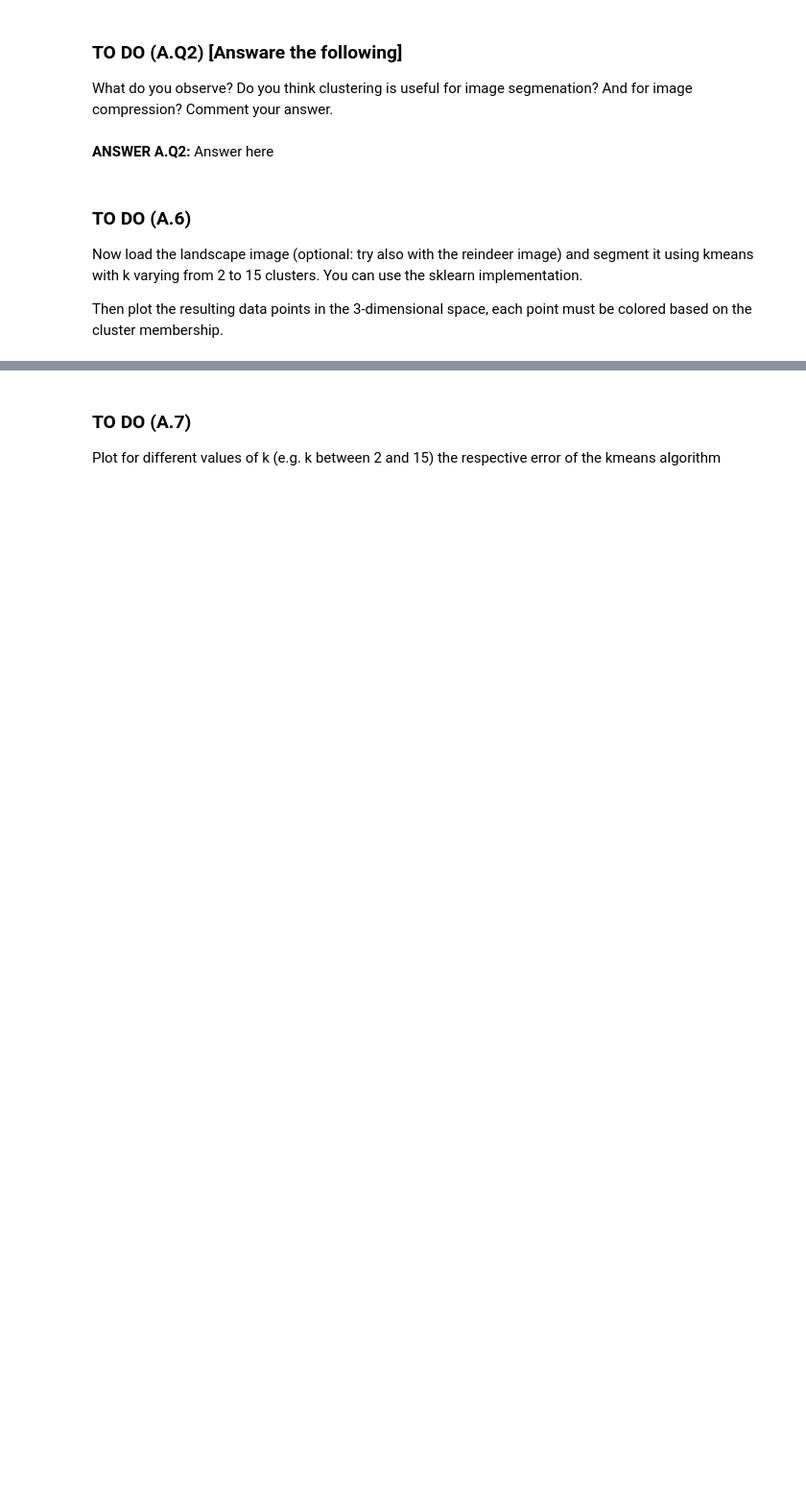
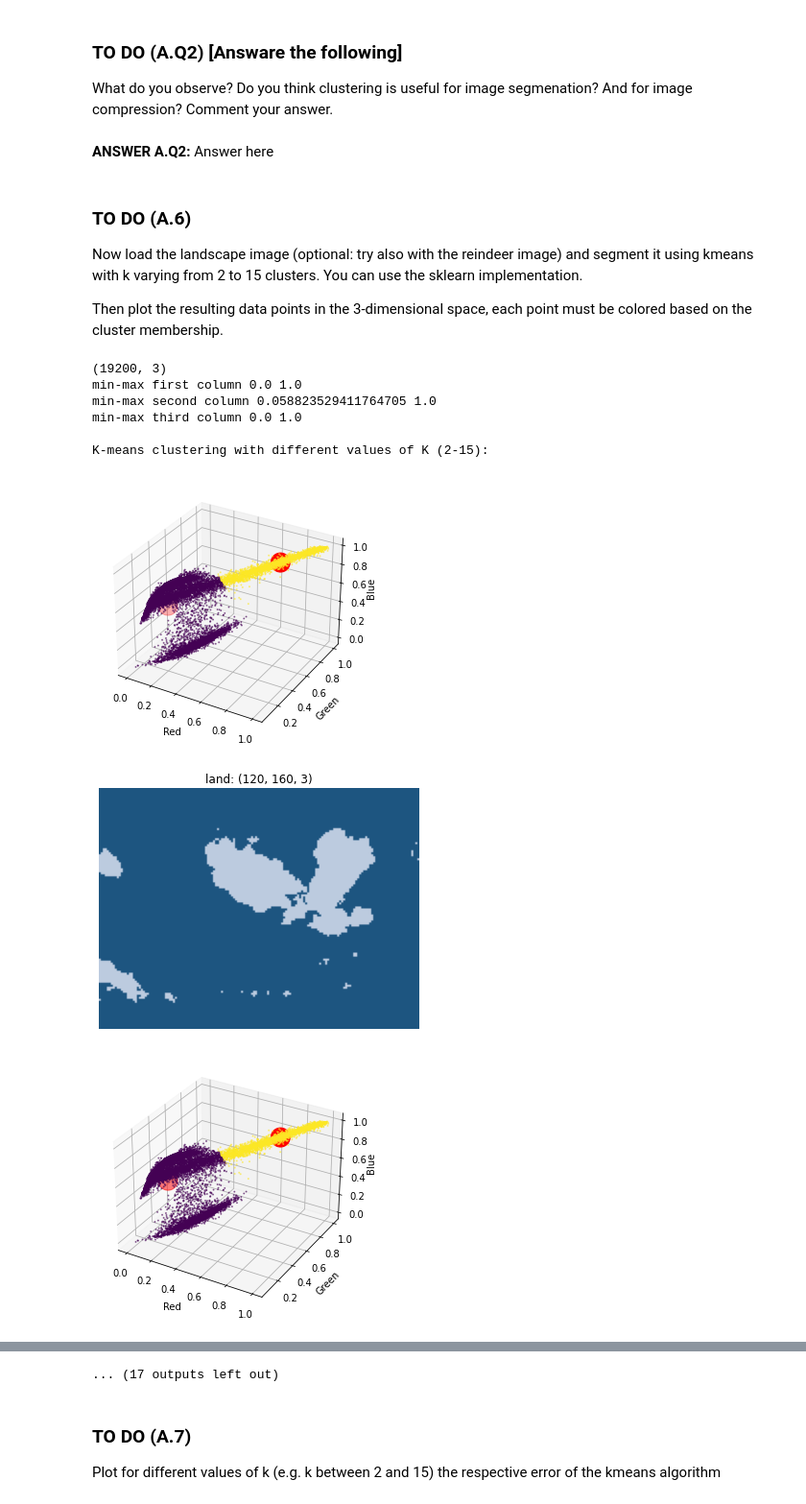
Before and after one commit to T3X3K/machineLearning, a Jupyter notebook: assignment_lab03.ipynb, the cells around one changed output, grey strips where cells are left out. Shown at 96% size. Saved outputs shown, nothing was run; the diff lists cells and outputs as text; code cells hidden in the pictures; blank space fills up the shorter version.

```diff
--- a/assignment_lab03.ipynb
+++ b/assignment_lab03.ipynb
@@ -379,35 +403,62 @@ Then plot the resulting data points in the 3-dimensional space, each point must
 # %%
 # Reshape the data to a matrix of total_num_pixels x 3
 # ADD YOUR CODE HERE
+land = plt.imread('data/landscape.jpg')
+land = np.reshape(land, (120*160,3))
+land = land/255
+im_land = land.copy()
 
 # Print the shape of the data and the min and max values of the pixels
 # ADD YOUR CODE HERE
+print(land.shape)
+print('min-max first column', land[:,0].min(), land[:,0].max())
+print('min-max second column', land[:,1].min(), land[:,1].max())
+print('min-max third column', land[:,2].min(), land[:,2].max())
 
 # Cycle over different values of K and plot the results for each value
 print('\nK-means clustering with different values of K (2-15):')
 inertia = list()
 for k in range(2,16):
     # Define the K-means model
     # ADD YOUR CODE HERE
+    lmeans = KMeans(n_clusters=k, n_init=10)
 
     # Fit the model to the data
     # ADD YOUR CODE HERE
+    lmeans.fit(land)
 
     # Get the cluster centers
     # ADD YOUR CODE HERE
+    land_centers = lmeans.cluster_centers_
 
     # Extarct the color values of the centers
     # ADD YOUR CODE HERE
+    land_labels = lmeans.predict(land)
+    for i in np.unique(land_labels):
+        land[land_labels==i] = land_centers[i]
 
     # Reshape the data to the original image shape
     # ADD YOUR CODE HERE
+    nland = np.reshape(land, (120, 160, 3))
 
     # Update the inertia
     # ADD YOUR CODE HERE
+    inertia.append(lmeans.inertia_)
 
     # Plot the scatter plot and the ricolored imag
     # ADD YOUR CODE HERE
+    scatter_plot(im_land, land_labels, land_centers)
 
     # Plot the recolored image
     # ADD YOUR CODE HERE (remove the pass statement)
-    pass
+    img_plot(nland, 'land')
+# %% [output]
+(19200, 3)
+min-max first column 0.0 1.0
+min-max second column 0.058823529411764705 1.0
+min-max third column 0.0 1.0
+
+K-means clustering with different values of K (2-15):
+[figure, added]
+[figure, added]
+[figure, added]
@@ -414,3 +473,4 @@ for k in range(2,16):
+... (17 outputs left out)
 # %% [markdown]
 ### TO DO (A.7)
 
```
Also changed, not shown: parts of 18 cells of this notebook.
